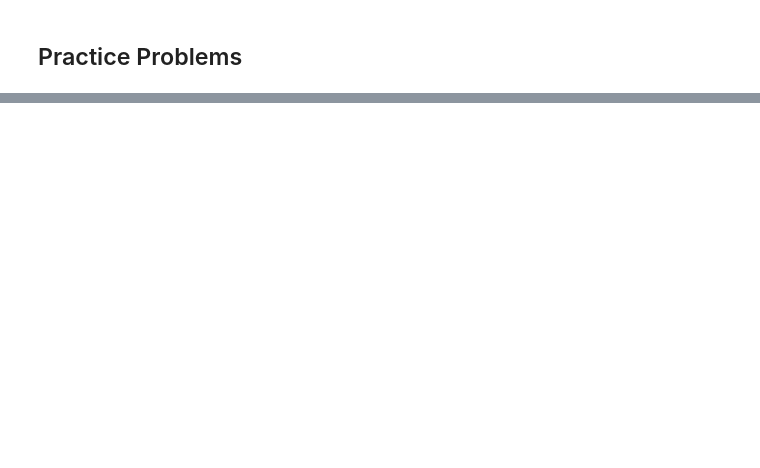
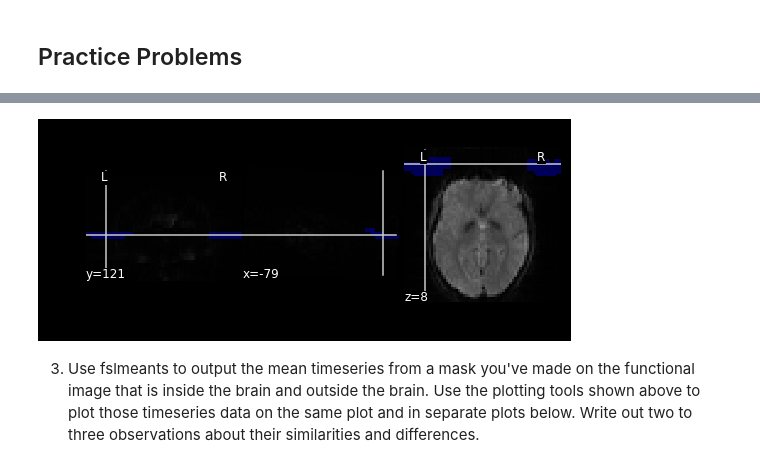
Before and after one commit to uiowa-mri-course-2018/Labs, a Jupyter notebook: 02-Lab/ImageProcessingBasics.ipynb, the cells around one changed output, grey strips where cells are left out. Saved outputs shown, nothing was run; the diff lists cells and outputs as text; code cells hidden in the pictures; blank space fills up the shorter version.

```diff
--- a/02-Lab/ImageProcessingBasics.ipynb
+++ b/02-Lab/ImageProcessingBasics.ipynb
@@ -241,0 +261,7 @@ fslmeants -i ../01-Lab/osfshare/sub-97_task-flanker_bold.nii.gz -m sub-97_task-f
+# %%
+outbrain="sub-97_task-flanker_bold_mean-mask-outbrain.nii.gz"
+display=plotting.plot_roi(outbrain,fmean, display_mode="ortho")
+# %% [output]
+[figure, added]
+# %% [markdown]
+3) Use fslmeants to output the mean timeseries from a mask you've made on the functional image that is inside the brain and outside the brain. Use the plotting tools shown above to plot those timeseries data on the same plot and in separate plots below. Write out two to three observations about their similarities and differences.
```
Also changed, not shown: parts of 41 cells of this notebook.
